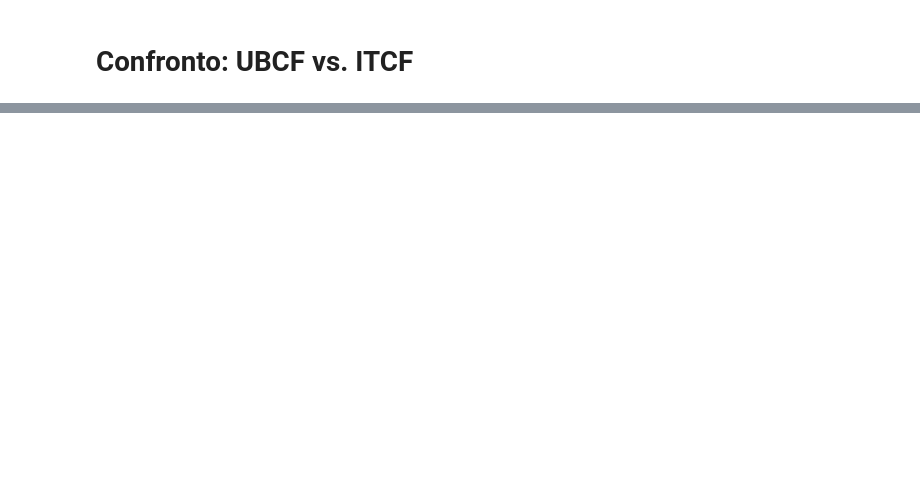
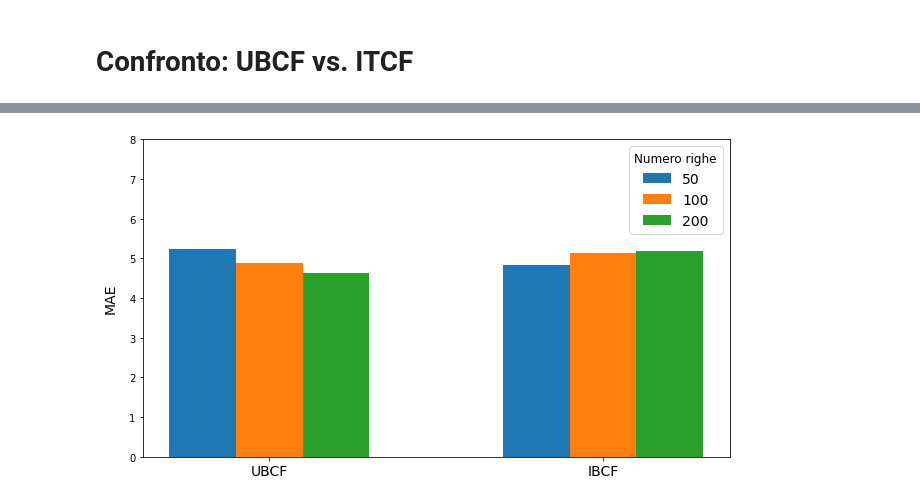
Before and after one commit to Gianlucamariani1996/Progetto-SII, a Jupyter notebook: valutazione.ipynb, the cells around one changed output, grey strips where cells are left out. Saved outputs shown, nothing was run; the diff lists cells and outputs as text; code cells hidden in the pictures; blank space fills up the shorter version.

```diff
--- a/valutazione.ipynb
+++ b/valutazione.ipynb
@@ -194,0 +289,5 @@ RMSE IBCF: 5.036507794041863
+# %%
+bounds = [0,8]
+plot_tempi_esecuzione(complete_rmse, bounds, "./plot/rmse-error.png")
+# %% [output]
+[figure, added]
```
Also changed, not shown: parts of 27 cells of this notebook, 3 other files.
